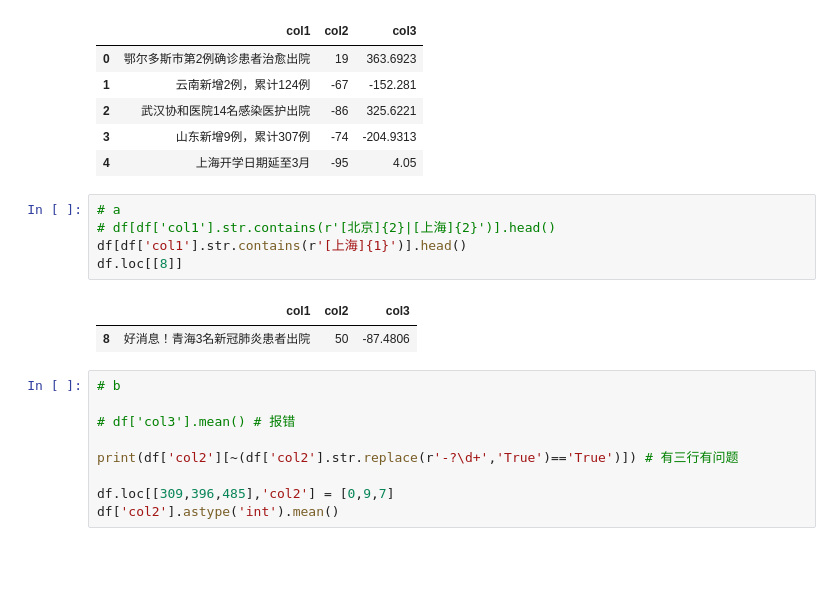
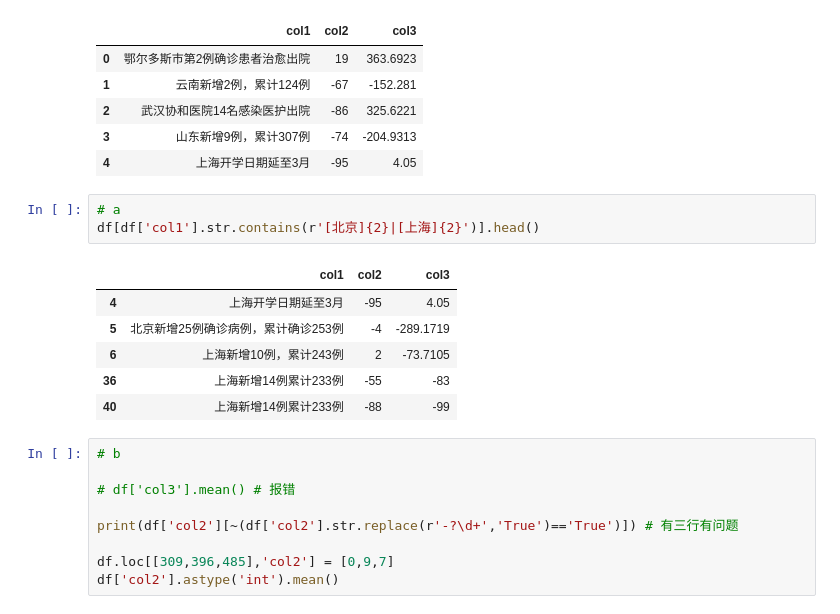
Before and after one commit to HazzaCheng/joyful-pandas, a Jupyter notebook: 第7章 文本数据.ipynb, the cells around one changed output. Drawn from its saved outputs; the diff is of its cells as text; blank space fills up the shorter version.

```diff
--- a/第7章 文本数据.ipynb
+++ b/第7章 文本数据.ipynb
@@ -633,12 +633,14 @@ df.head()
 | 4 | 上海开学日期延至3月 | -95 | 4.05 |
 # %%
 # a
-# df[df['col1'].str.contains(r'[北京]{2}|[上海]{2}')].head()
-df[df['col1'].str.contains(r'[上海]{1}')].head()
-df.loc[[8]]
+df[df['col1'].str.contains(r'[北京]{2}|[上海]{2}')].head()
 # %% [output]
 |  | col1 | col2 | col3 |
-| 8 | 好消息！青海3名新冠肺炎患者出院 | 50 | -87.4806 |
+| 4 | 上海开学日期延至3月 | -95 | 4.05 |
+| 5 | 北京新增25例确诊病例，累计确诊253例 | -4 | -289.1719 |
+| 6 | 上海新增10例，累计243例 | 2 | -73.7105 |
+| 36 | 上海新增14例累计233例 | -55 | -83 |
+| 40 | 上海新增14例累计233例 | -88 | -99 |
 # %%
 # b
 
```
Also changed, not shown: 1 other file.
